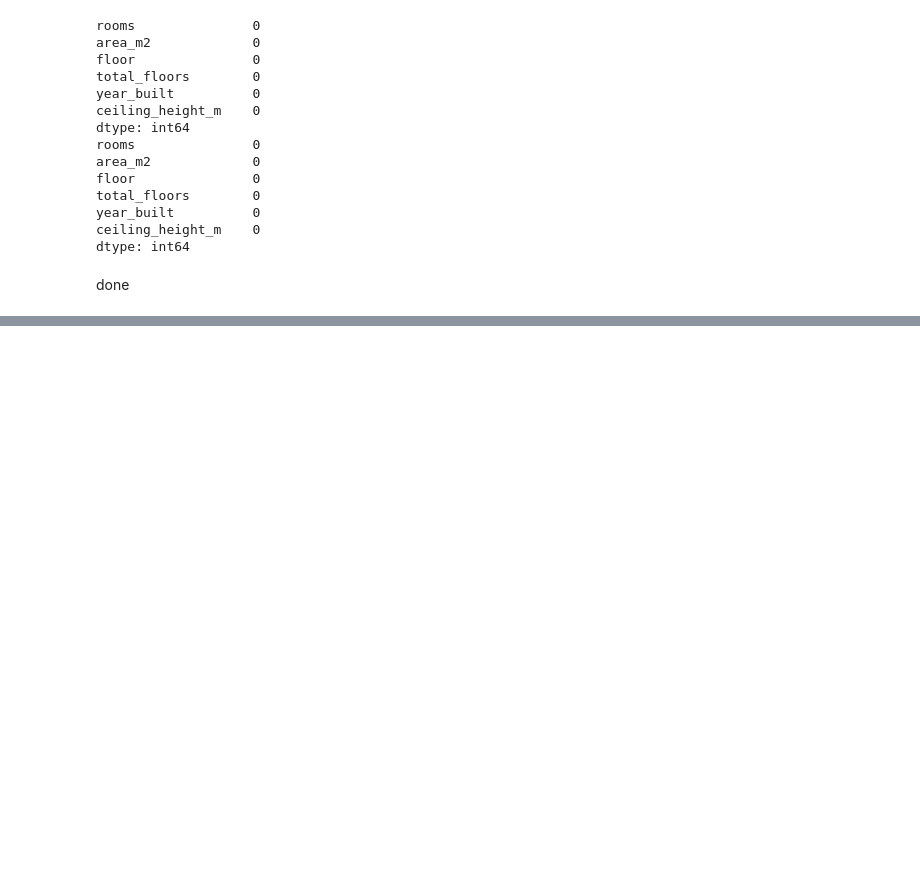
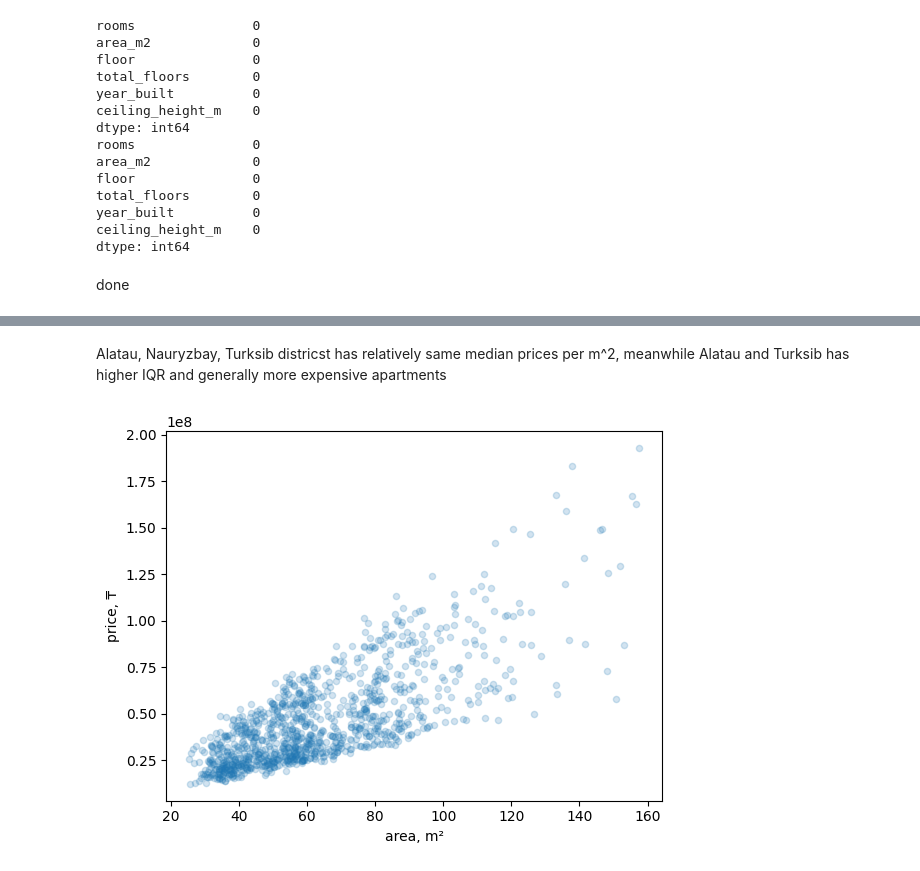
Before and after one commit to bulldozerov/Machine-Learning, a Jupyter notebook: Burabayev_ML_lab_27_09/Burabayev_lab_27_09.ipynb, the cells around one changed output, grey strips where cells are left out. Cells and saved outputs as stored; diff of their text form; code cells hidden in the pictures; blank space fills up the shorter version.

```diff
--- a/Burabayev_ML_lab_27_09/Burabayev_lab_27_09.ipynb
+++ b/Burabayev_ML_lab_27_09/Burabayev_lab_27_09.ipynb
@@ -477,0 +558,9 @@ done
+# %% [markdown]
+Alatau, Nauryzbay, Turksib districst has relatively same median prices per m^2, meanwhile Alatau and Turksib has higher IQR and generally more expensive apartments
+# %%
+df_dublicates.plot.scatter(x="area_m2", y="price_kzt", alpha=0.2)
+plt.xlabel("area, m²")
+plt.ylabel("price, ₸")
+plt.show()
+# %% [output]
+[figure, added]
```
Also changed, not shown: parts of 17 cells of this notebook, 1 other file.
